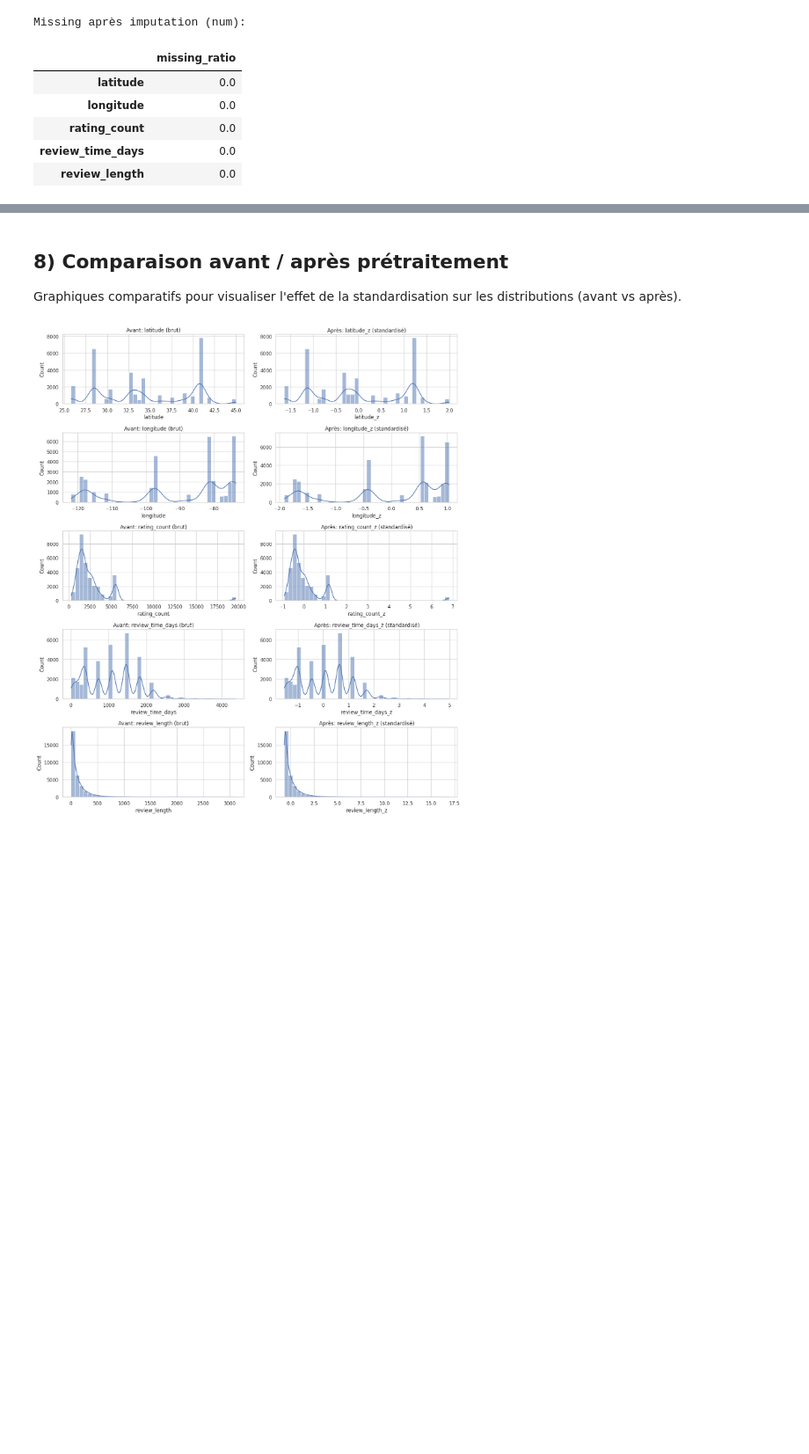
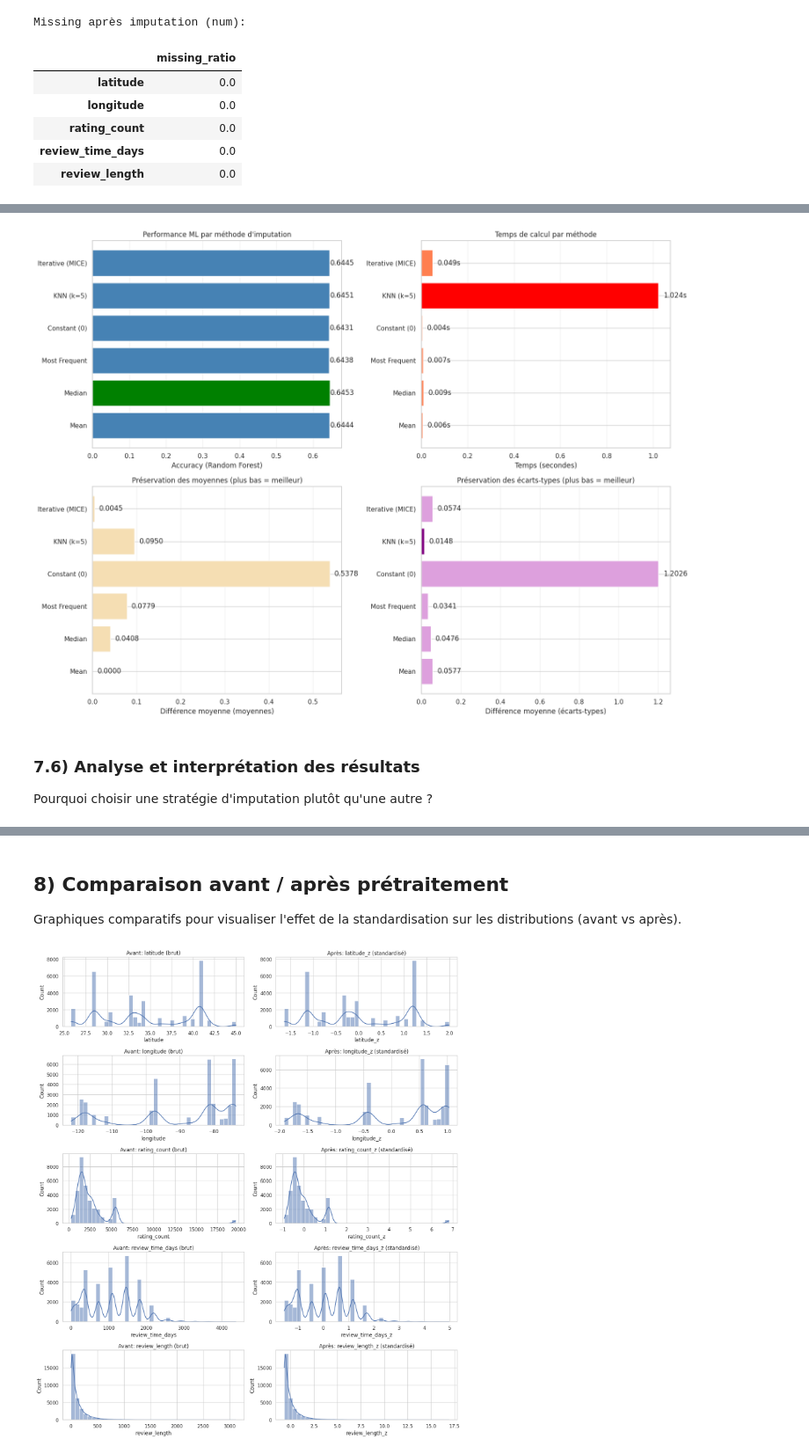
Before and after one commit to F1N3X/intelligent-customer-review-analysis, a Jupyter notebook: main.ipynb, the cells around one changed output, grey strips where cells are left out. Shown at 88% size. Saved outputs shown, nothing was run; the diff lists cells and outputs as text; code cells hidden in the pictures; blank space fills up the shorter version.

Commit message:
upgrading imputation method choice justification

```diff
--- a/main.ipynb
+++ b/main.ipynb
@@ -650,0 +871,64 @@ Missing après imputation (num):
+# %%
+# Visualisation comparative des méthodes d'imputation
+fig, axes = plt.subplots(2, 2, figsize=(16, 12))
+
+# Préparer les données pour visualisation
+strategies = list(imputation_results.keys())
+valid_strategies = [s for s in strategies if imputation_results[s].get('ml_accuracy') is not None]
+
+times = [imputation_results[s]['imputation_time'] for s in valid_strategies]
+accuracies = [imputation_results[s]['ml_accuracy'] for s in valid_strategies]
+mean_diffs = [imputation_results[s]['mean_diff'] for s in valid_strategies]
+std_diffs = [imputation_results[s]['std_diff'] for s in valid_strategies]
+
+# 1) Accuracy ML par stratégie
+colors_acc = ['green' if acc == max(accuracies) else 'steelblue' for acc in accuracies]
+axes[0, 0].barh(valid_strategies, accuracies, color=colors_acc)
+axes[0, 0].set_xlabel('Accuracy (Random Forest)')
+axes[0, 0].set_title('Performance ML par méthode d\'imputation')
+axes[0, 0].grid(axis='x', alpha=0.3)
+
+# Ajouter les valeurs sur les barres
+for i, (strat, acc) in enumerate(zip(valid_strategies, accuracies)):
+    axes[0, 0].text(acc + 0.002, i, f'{acc:.4f}', va='center')
+
+# 2) Temps d'imputation
+colors_time = ['red' if t == max(times) else 'coral' for t in times]
+axes[0, 1].barh(valid_strategies, times, color=colors_time)
+axes[0, 1].set_xlabel('Temps (secondes)')
+axes[0, 1].set_title('Temps de calcul par méthode')
+axes[0, 1].grid(axis='x', alpha=0.3)
+
+# Ajouter les valeurs
+for i, (strat, t) in enumerate(zip(valid_strategies, times)):
+    axes[0, 1].text(t + max(times)*0.02, i, f'{t:.3f}s', va='center')
+
+# 3) Impact sur les moyennes (différence avec l'original)
+colors_mean = ['orange' if md == min(mean_diffs) else 'wheat' for md in mean_diffs]
+axes[1, 0].barh(valid_strategies, mean_diffs, color=colors_mean)
+axes[1, 0].set_xlabel('Différence moyenne (moyennes)')
+axes[1, 0].set_title('Préservation des moyennes (plus bas = meilleur)')
+axes[1, 0].grid(axis='x', alpha=0.3)
+
+# Ajouter les valeurs
+for i, (strat, md) in enumerate(zip(valid_strategies, mean_diffs)):
+    axes[1, 0].text(md + max(mean_diffs)*0.02, i, f'{md:.4f}', va='center')
+
+# 4) Impact sur les écarts-types
+colors_std = ['purple' if sd == min(std_diffs) else 'plum' for sd in std_diffs]
+axes[1, 1].barh(valid_strategies, std_diffs, color=colors_std)
+axes[1, 1].set_xlabel('Différence moyenne (écarts-types)')
+axes[1, 1].set_title('Préservation des écarts-types (plus bas = meilleur)')
+axes[1, 1].grid(axis='x', alpha=0.3)
+
+# Ajouter les valeurs
+for i, (strat, sd) in enumerate(zip(valid_strategies, std_diffs)):
+    axes[1, 1].text(sd + max(std_diffs)*0.02, i, f'{sd:.4f}', va='center')
+
+plt.tight_layout()
+plt.show()
+# %% [output]
+[figure, added]
+# %% [markdown]
+### 7.6) Analyse et interprétation des résultats
+Pourquoi choisir une stratégie d'imputation plutôt qu'une autre ?
```
Also changed, not shown: parts of 5 cells of this notebook.
